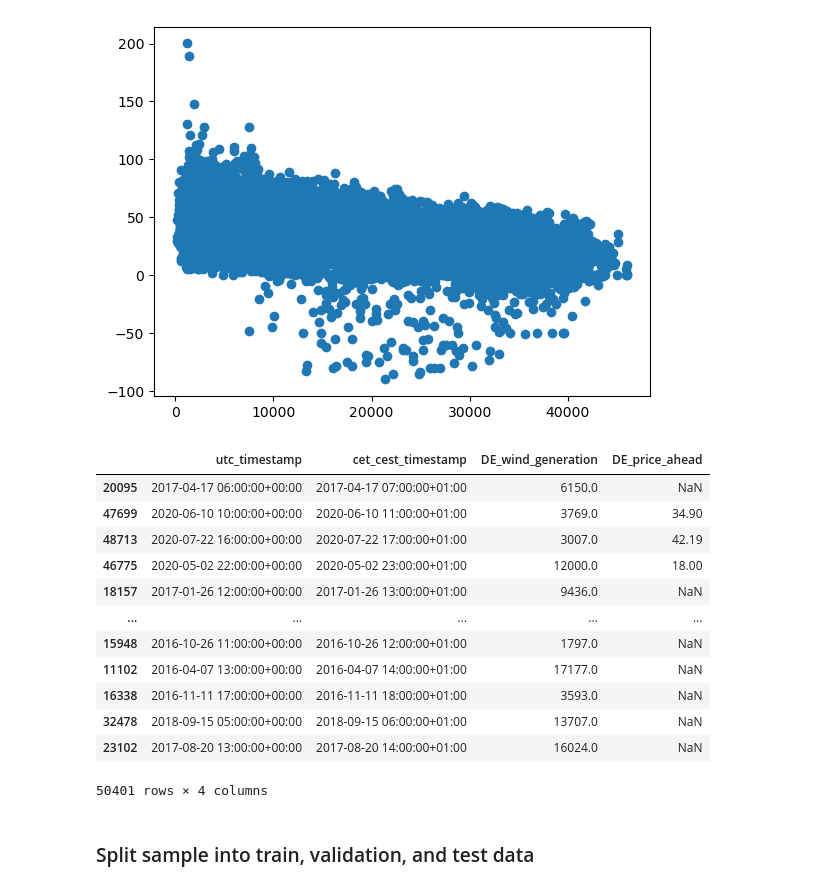
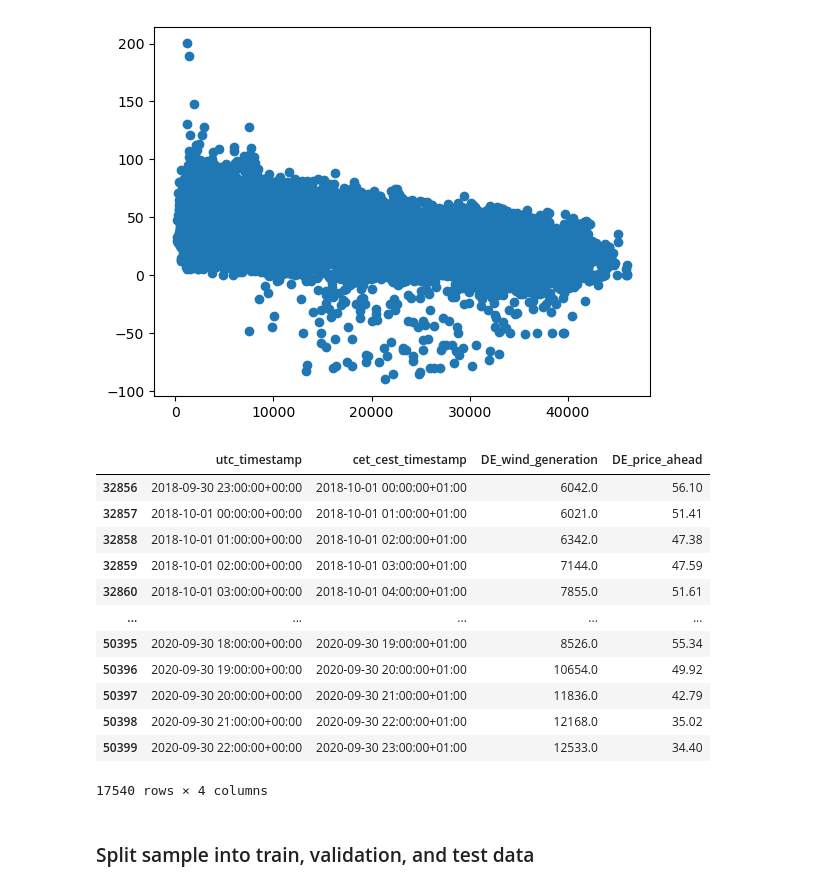
Before and after one commit to atleer/forecast-electricity-markets, a Jupyter notebook: analysis/generate_baseline_forecast.ipynb, the cells around one changed output. Cells and saved outputs as stored; diff of their text form; code cells hidden in the pictures.

```diff
--- a/analysis/generate_baseline_forecast.ipynb
+++ b/analysis/generate_baseline_forecast.ipynb
@@ -64,7 +67,7 @@ df
 # %% [markdown]
 #### Sample and Plot Data
 # %%
-df_sample = df.sample(n=len(df), random_state=2025)
+df_sample = df.sample(n=len(df), random_state=2025).sort_index()
 # %%
 valid_mask = df_sample['DE_wind_generation'].notna() & df_sample['DE_price_ahead'].notna()
 plt.scatter(df_sample[valid_mask]['DE_wind_generation'], df_sample[valid_mask]['DE_price_ahead'])
@@ -72,20 +75,20 @@ plt.scatter(df_sample[valid_mask]['DE_wind_generation'], df_sample[valid_mask]['
 <matplotlib.collections.PathCollection at 0x...>
 [figure]
 # %%
-df_sample
+df_sample.dropna()
 # %% [output]
 |  | utc_timestamp | cet_cest_timestamp | DE_wind_generation | DE_price_ahead |
-| 20095 | 2017-04-17 06:00:00+00:00 | 2017-04-17 07:00:00+01:00 | 6150.0 | NaN |
-| 47699 | 2020-06-10 10:00:00+00:00 | 2020-06-10 11:00:00+01:00 | 3769.0 | 34.90 |
-| 48713 | 2020-07-22 16:00:00+00:00 | 2020-07-22 17:00:00+01:00 | 3007.0 | 42.19 |
-| 46775 | 2020-05-02 22:00:00+00:00 | 2020-05-02 23:00:00+01:00 | 12000.0 | 18.00 |
-| 18157 | 2017-01-26 12:00:00+00:00 | 2017-01-26 13:00:00+01:00 | 9436.0 | NaN |
+| 32856 | 2018-09-30 23:00:00+00:00 | 2018-10-01 00:00:00+01:00 | 6042.0 | 56.10 |
+| 32857 | 2018-10-01 00:00:00+00:00 | 2018-10-01 01:00:00+01:00 | 6021.0 | 51.41 |
+| 32858 | 2018-10-01 01:00:00+00:00 | 2018-10-01 02:00:00+01:00 | 6342.0 | 47.38 |
+| 32859 | 2018-10-01 02:00:00+00:00 | 2018-10-01 03:00:00+01:00 | 7144.0 | 47.59 |
+| 32860 | 2018-10-01 03:00:00+00:00 | 2018-10-01 04:00:00+01:00 | 7855.0 | 51.61 |
 | ... | ... | ... | ... | ... |
-| 15948 | 2016-10-26 11:00:00+00:00 | 2016-10-26 12:00:00+01:00 | 1797.0 | NaN |
-| 11102 | 2016-04-07 13:00:00+00:00 | 2016-04-07 14:00:00+01:00 | 17177.0 | NaN |
-| 16338 | 2016-11-11 17:00:00+00:00 | 2016-11-11 18:00:00+01:00 | 3593.0 | NaN |
-| 32478 | 2018-09-15 05:00:00+00:00 | 2018-09-15 06:00:00+01:00 | 13707.0 | NaN |
-| 23102 | 2017-08-20 13:00:00+00:00 | 2017-08-20 14:00:00+01:00 | 16024.0 | NaN |
+| 50395 | 2020-09-30 18:00:00+00:00 | 2020-09-30 19:00:00+01:00 | 8526.0 | 55.34 |
+| 50396 | 2020-09-30 19:00:00+00:00 | 2020-09-30 20:00:00+01:00 | 10654.0 | 49.92 |
+| 50397 | 2020-09-30 20:00:00+00:00 | 2020-09-30 21:00:00+01:00 | 11836.0 | 42.79 |
+| 50398 | 2020-09-30 21:00:00+00:00 | 2020-09-30 22:00:00+01:00 | 12168.0 | 35.02 |
+| 50399 | 2020-09-30 22:00:00+00:00 | 2020-09-30 23:00:00+01:00 | 12533.0 | 34.40 |
-50401 rows × 4 columns
+17540 rows × 4 columns
 # %% [markdown]
 ### Split sample into train, validation, and test data
```
Also changed, not shown: parts of 27 cells of this notebook.
